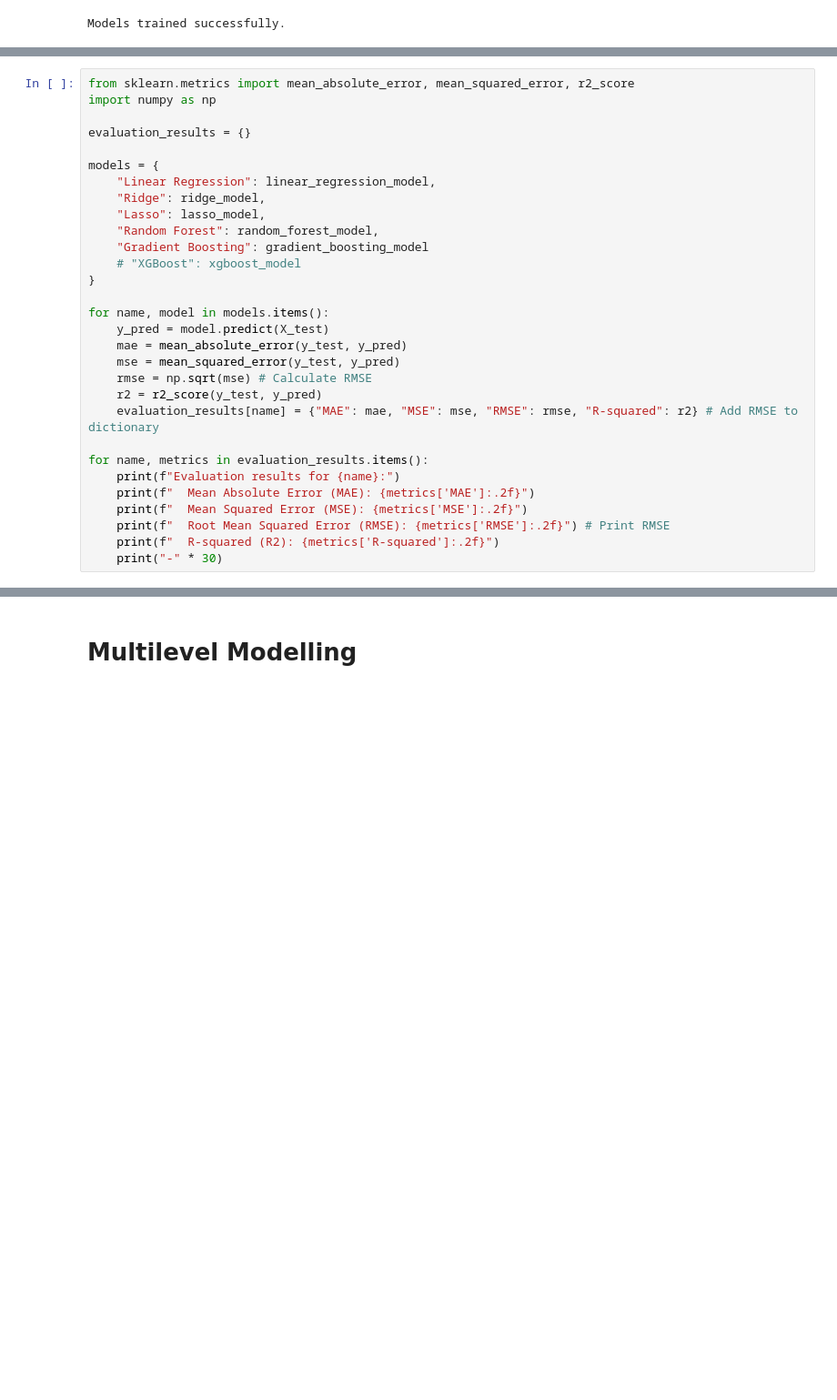
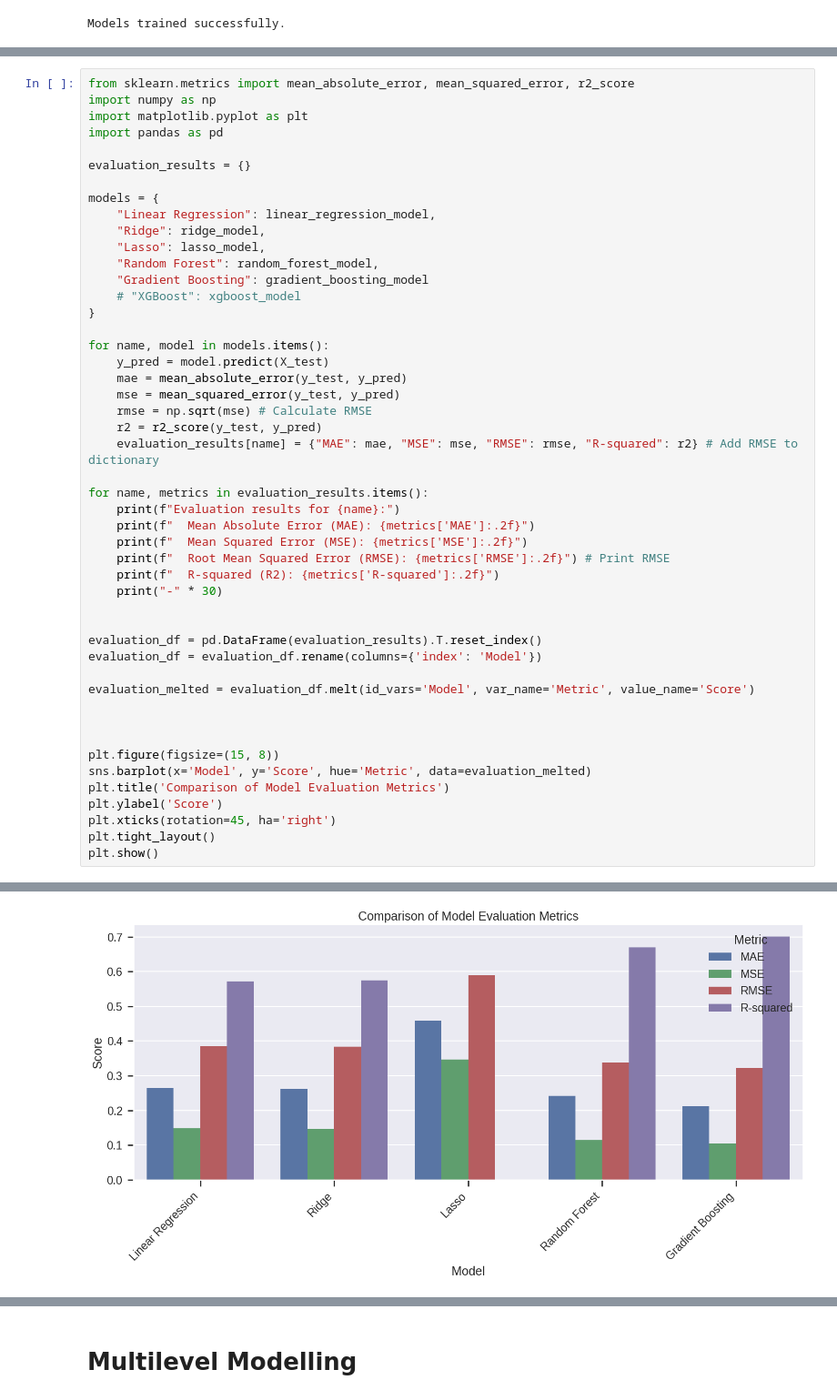
Before and after one commit to Pranav216/Dissertation_19247207, a Jupyter notebook: Dissertation_19247207/MarketValue_Analysis.ipynb, the cells around one changed output, grey strips where cells are left out. Shown at 91% size. Saved outputs shown, nothing was run; the diff lists cells and outputs as text; blank space fills up the shorter version.

```diff
--- a/Dissertation_19247207/MarketValue_Analysis.ipynb
+++ b/Dissertation_19247207/MarketValue_Analysis.ipynb
@@ -609,6 +609,8 @@ Evaluate the performance of the trained models using MAE, MSE, and R-squared on
 # %%
 from sklearn.metrics import mean_absolute_error, mean_squared_error, r2_score
 import numpy as np
+import matplotlib.pyplot as plt
+import pandas as pd
 
 evaluation_results = {}
 
@@ -627,30 +629,47 @@ for name, model in models.items():
     mse = mean_squared_error(y_test, y_pred)
     rmse = np.sqrt(mse) # Calculate RMSE
     r2 = r2_score(y_test, y_pred)
     evaluation_results[name] = {"MAE": mae, "MSE": mse, "RMSE": rmse, "R-squared": r2} # Add RMSE to dictionary
 
 for name, metrics in evaluation_results.items():
     print(f"Evaluation results for {name}:")
     print(f"  Mean Absolute Error (MAE): {metrics['MAE']:.2f}")
     print(f"  Mean Squared Error (MSE): {metrics['MSE']:.2f}")
     print(f"  Root Mean Squared Error (RMSE): {metrics['RMSE']:.2f}") # Print RMSE
     print(f"  R-squared (R2): {metrics['R-squared']:.2f}")
     print("-" * 30)
+
+
+evaluation_df = pd.DataFrame(evaluation_results).T.reset_index()
+evaluation_df = evaluation_df.rename(columns={'index': 'Model'})
+
+evaluation_melted = evaluation_df.melt(id_vars='Model', var_name='Metric', value_name='Score')
+
+
+
+plt.figure(figsize=(15, 8))
+sns.barplot(x='Model', y='Score', hue='Metric', data=evaluation_melted)
+plt.title('Comparison of Model Evaluation Metrics')
+plt.ylabel('Score')
+plt.xticks(rotation=45, ha='right')
+plt.tight_layout()
+plt.show()
 # %% [output]
 Evaluation results for Linear Regression:
   Mean Absolute Error (MAE): 0.26
   Mean Squared Error (MSE): 0.15
   Root Mean Squared Error (RMSE): 0.39
   R-squared (R2): 0.57
 ------------------------------
 Evaluation results for Ridge:
   Mean Absolute Error (MAE): 0.26
   Mean Squared Error (MSE): 0.15
   Root Mean Squared Error (RMSE): 0.38
   R-squared (R2): 0.58
 ------------------------------
 ... (14 lines left out)
   Mean Squared Error (MSE): 0.10
   Root Mean Squared Error (RMSE): 0.32
   R-squared (R2): 0.70
 ------------------------------
+[figure, added]
```
Also changed, not shown: parts of 24 cells of this notebook.
